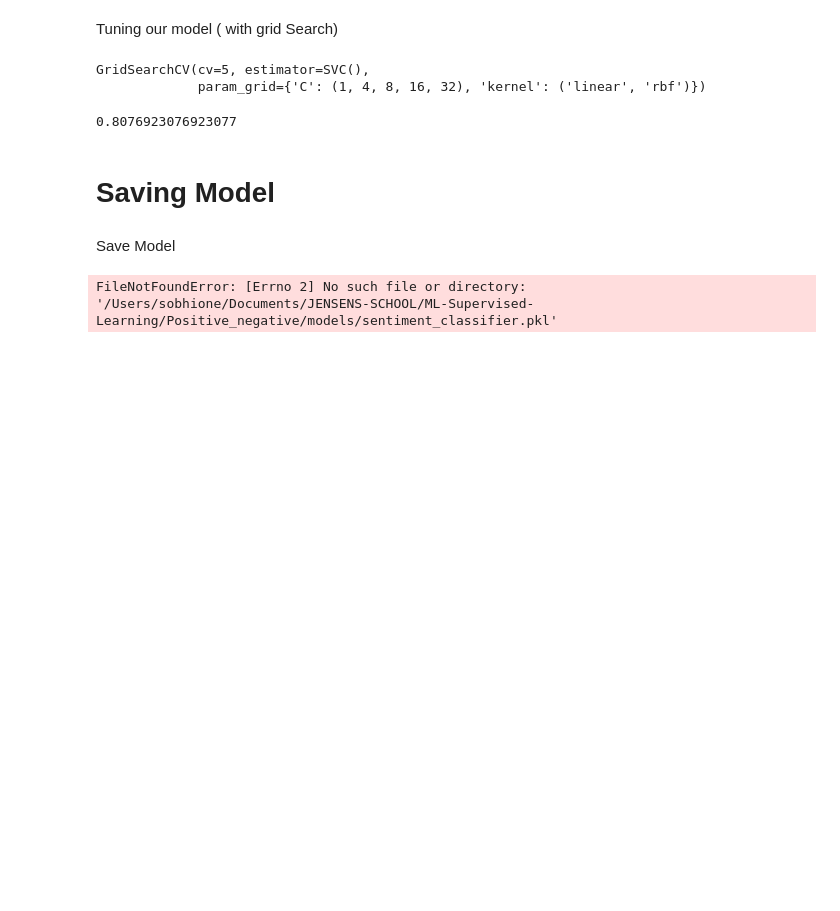
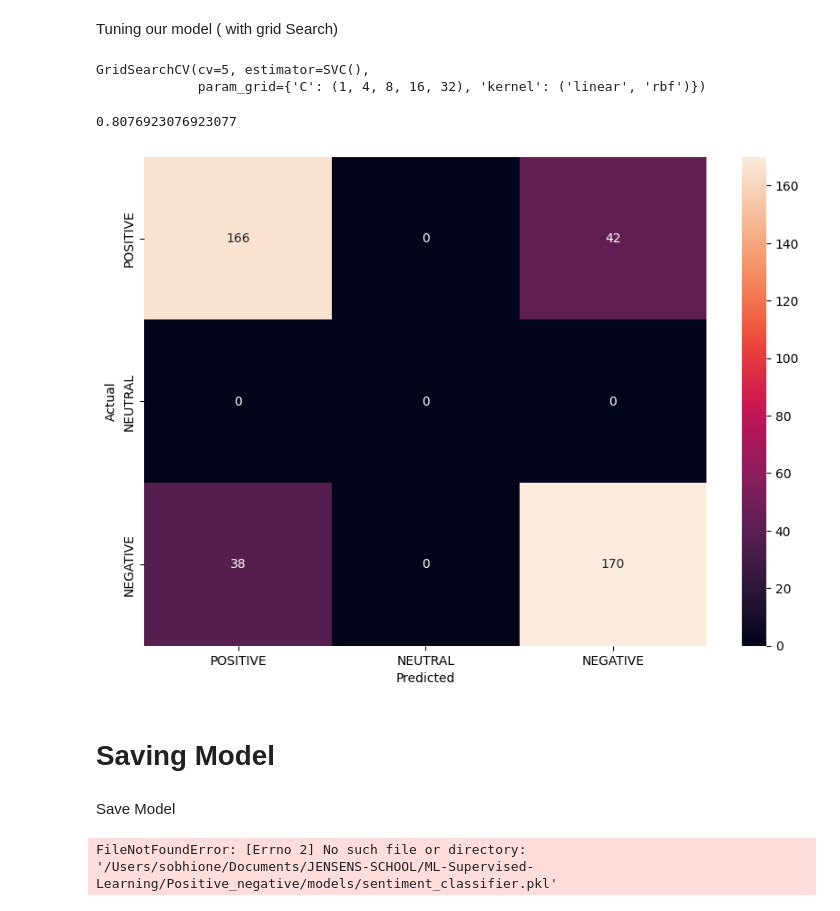
Before and after one commit to sobhimalak/ML-Supervised-learning-2, a Jupyter notebook: Positive_negative/Positive_Negative.ipynb, the cells around one changed output. Saved outputs shown, nothing was run; the diff lists cells and outputs as text; code cells hidden in the pictures; blank space fills up the shorter version.

```diff
--- a/Positive_negative/Positive_Negative.ipynb
+++ b/Positive_negative/Positive_Negative.ipynb
@@ -255,6 +255,28 @@ GridSearchCV(cv=5, estimator=SVC(),
 print(clf_svm.score(test_x_vectors, test_y))
 # %% [output]
 0.8076923076923077
+# %%
+#Confusion Matrix plot of Test Data
+from sklearn.metrics import confusion_matrix
+import matplotlib.pyplot as plt
+import seaborn as sn
+import pandas as pd
+
+y_pred = clf_svm.predict(test_x_vectors)
+
+labels = [Sentiment.POSITIVE, Sentiment.NEUTRAL, Sentiment.NEGATIVE]
+
+cm = confusion_matrix(test_y, y_pred, labels=labels)
+
+df_cm = pd.DataFrame(cm, index=labels, columns=labels)
+
+plt.figure(figsize=(10,7))
+sn.heatmap(df_cm, annot=True, fmt='d')
+plt.xlabel('Predicted')
+plt.ylabel('Actual')
+plt.show()
+# %% [output]
+[figure, added]
 # %% [markdown]
 # Saving Model
 # %% [markdown]
```
Also changed, not shown: parts of 7 cells of this notebook, 4 other files.
